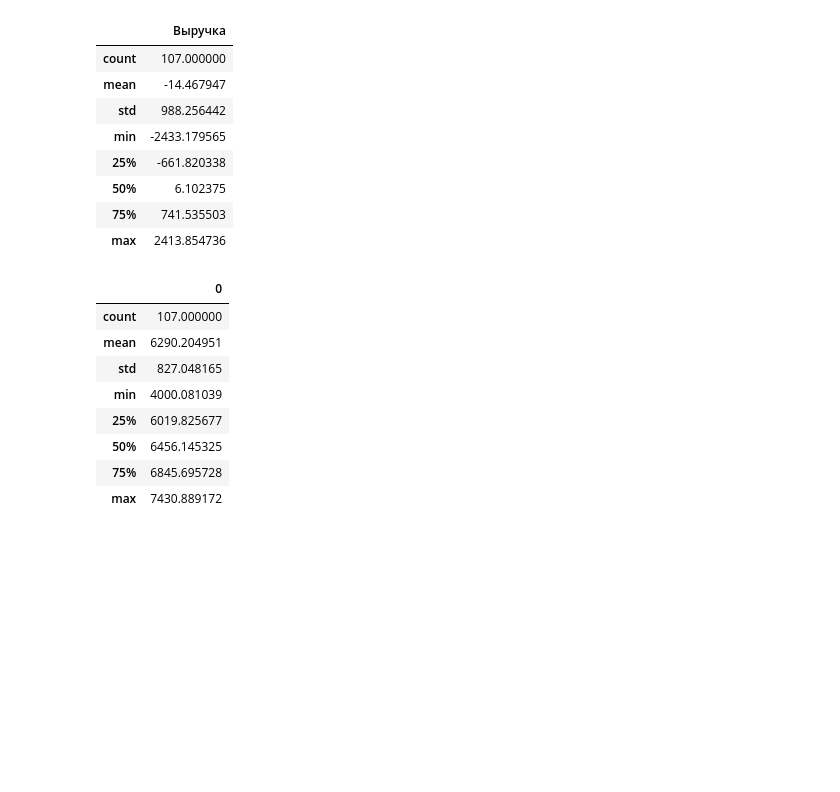
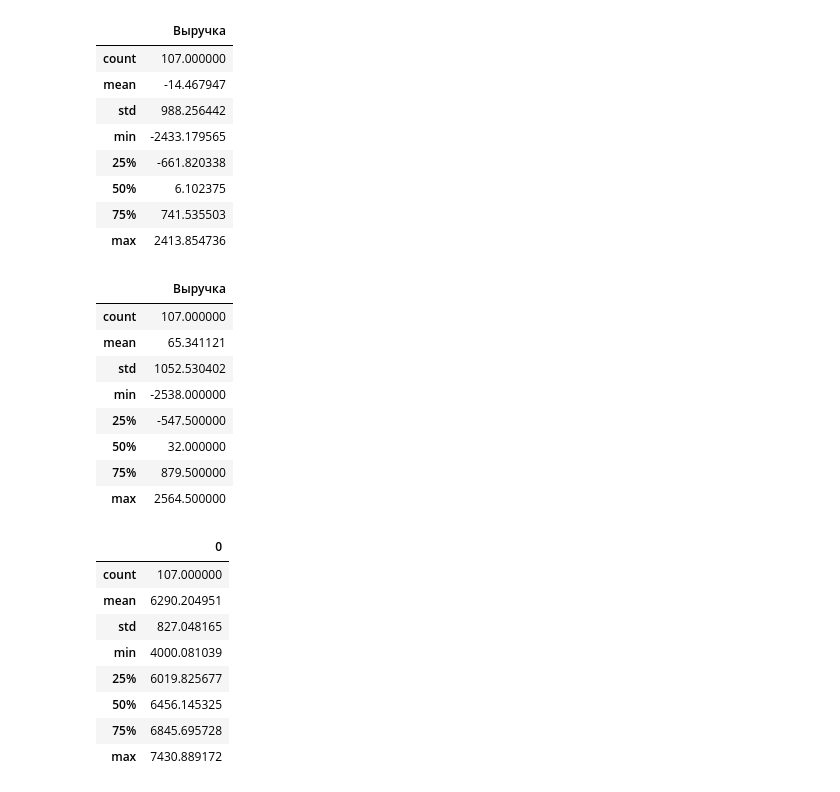
Before and after one commit to Strang1k/tgbot-daily_revenue_prediction, a Jupyter notebook: viruchka.ipynb, the cells around one changed output. Drawn from its saved outputs; the diff is of its cells as text; code cells hidden in the pictures; blank space fills up the shorter version.

```diff
--- a/viruchka.ipynb
+++ b/viruchka.ipynb
@@ -22,7 +23,7 @@ rs = 1385
 # %% [markdown]
 Собрал воедино график работы по сменам, отчеты выручки по датам, скачал сводку погоды на этот промежуток времени
 # %%
-df = pd.read_csv('C:\Games\Learnin\Выручка-бариста.csv', header=1)
+df = pd.read_csv('Выручка-бариста.csv', header=1)
 # %%
 df = df.fillna('0')
 # %% [markdown]
@@ -811,0 +823,3 @@ array([ 1.26826879,  1.85151673, 23.88553682, 16.93647755,  2.34814391,
+# %%
+knr7 = KNeighborsRegressor(n_neighbors=10, weights='uniform', algorithm='auto', n_jobs=4)
+knr7.fit(X_train7avg, y_train7)
@@ -823,6 +846,20 @@ diff7.describe() #отклонение от верного
 | 50% | 6.102375 |
 | 75% | 741.535503 |
 | max | 2413.854736 |
+# %%
+diffk7 = knr7.predict(X_test7avg).reshape(107, 1) - y_test7
+diffk7 = pd.DataFrame(diffk7)
+diffk7.describe() #отклонение от верного
+# %% [output]
+|  | Выручка |
+| count | 107.000000 |
+| mean | 65.341121 |
+| std | 1052.530402 |
+| min | -2538.000000 |
+| 25% | -547.500000 |
+| 50% | 32.000000 |
+| 75% | 879.500000 |
+| max | 2564.500000 |
 # %%
 cmb7res = cbm7.predict(X_test7avg)
 cmb7res = pd.DataFrame(cmb7res)
```
Also changed, not shown: parts of 65 cells of this notebook.
